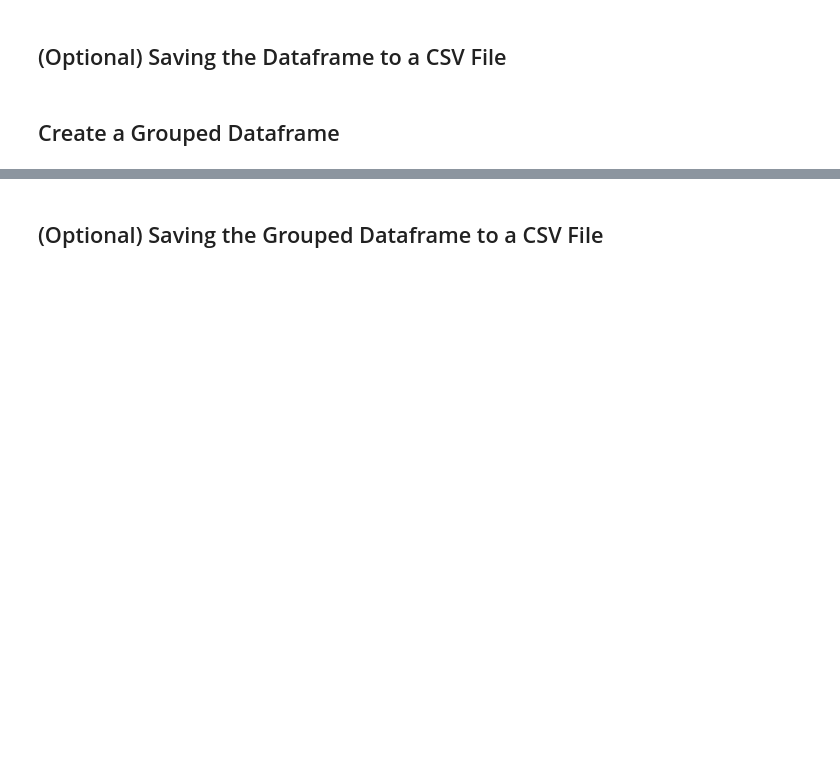
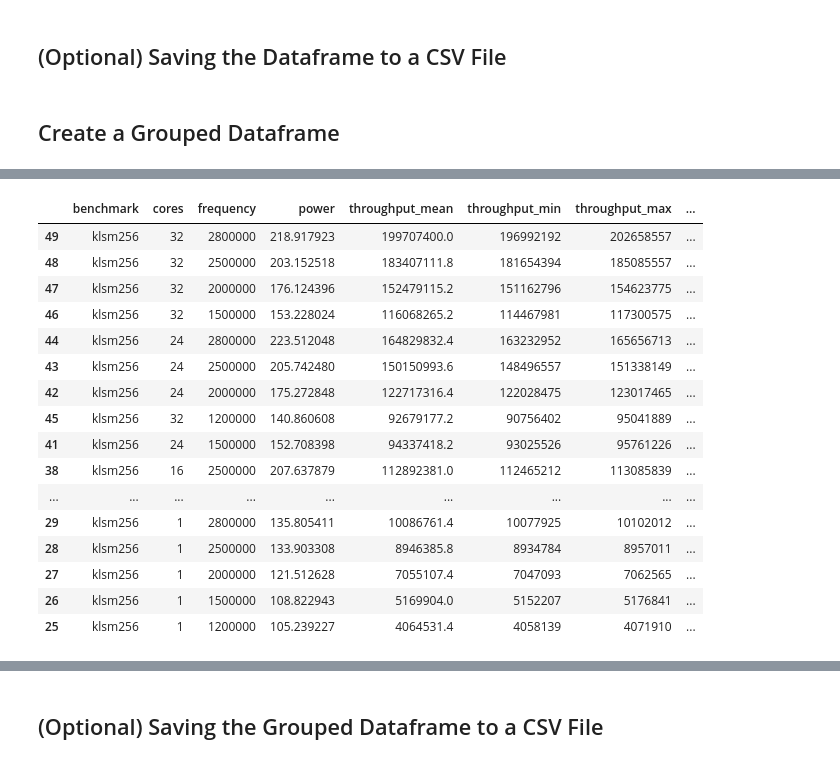
Before and after one commit to madhava20217/Relaxed_Memory_study, a Jupyter notebook: klsm_analysis.ipynb, the cells around one changed output, grey strips where cells are left out. Drawn from its saved outputs; the diff is of its cells as text; code cells hidden in the pictures; blank space fills up the shorter version.

```diff
--- a/klsm_analysis.ipynb
+++ b/klsm_analysis.ipynb
@@ -87,0 +109,20 @@ grouped_dataframe
+# %%
+klsm_256_df
+# %% [output]
+|  | benchmark | cores | frequency | power | throughput_mean | throughput_min | throughput_max | ... |
+| 49 | klsm256 | 32 | 2800000 | 218.917923 | 199707400.0 | 196992192 | 202658557 | ... |
+| 48 | klsm256 | 32 | 2500000 | 203.152518 | 183407111.8 | 181654394 | 185085557 | ... |
+| 47 | klsm256 | 32 | 2000000 | 176.124396 | 152479115.2 | 151162796 | 154623775 | ... |
+| 46 | klsm256 | 32 | 1500000 | 153.228024 | 116068265.2 | 114467981 | 117300575 | ... |
+| 44 | klsm256 | 24 | 2800000 | 223.512048 | 164829832.4 | 163232952 | 165656713 | ... |
+| 43 | klsm256 | 24 | 2500000 | 205.742480 | 150150993.6 | 148496557 | 151338149 | ... |
+| 42 | klsm256 | 24 | 2000000 | 175.272848 | 122717316.4 | 122028475 | 123017465 | ... |
+| 45 | klsm256 | 32 | 1200000 | 140.860608 | 92679177.2 | 90756402 | 95041889 | ... |
+| 41 | klsm256 | 24 | 1500000 | 152.708398 | 94337418.2 | 93025526 | 95761226 | ... |
+| 38 | klsm256 | 16 | 2500000 | 207.637879 | 112892381.0 | 112465212 | 113085839 | ... |
+| ... | ... | ... | ... | ... | ... | ... | ... | ... |
+| 29 | klsm256 | 1 | 2800000 | 135.805411 | 10086761.4 | 10077925 | 10102012 | ... |
+| 28 | klsm256 | 1 | 2500000 | 133.903308 | 8946385.8 | 8934784 | 8957011 | ... |
+| 27 | klsm256 | 1 | 2000000 | 121.512628 | 7055107.4 | 7047093 | 7062565 | ... |
+| 26 | klsm256 | 1 | 1500000 | 108.822943 | 5169904.0 | 5152207 | 5176841 | ... |
+| 25 | klsm256 | 1 | 1200000 | 105.239227 | 4064531.4 | 4058139 | 4071910 | ... |
```
Also changed, not shown: parts of 9 cells of this notebook.
